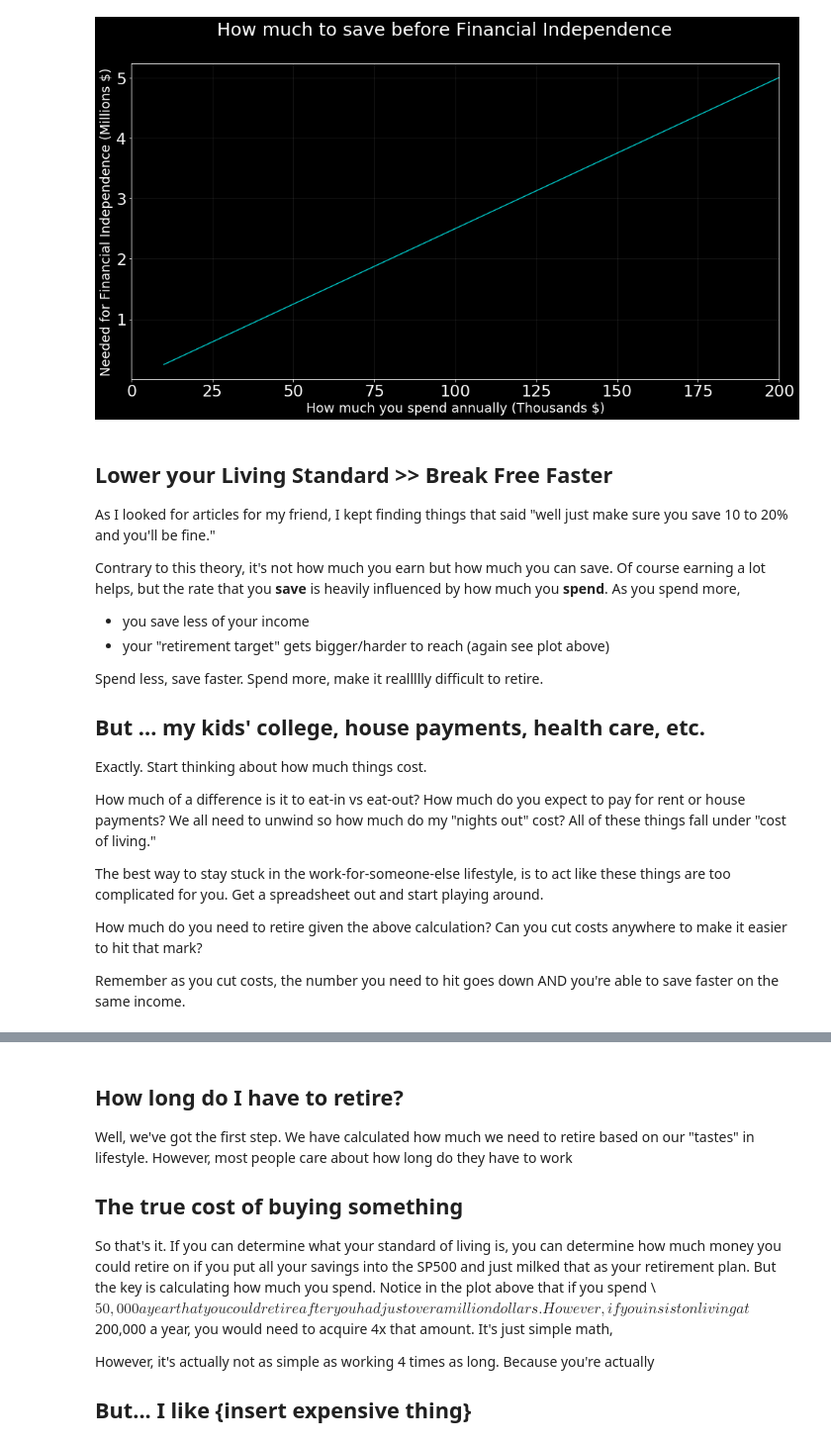
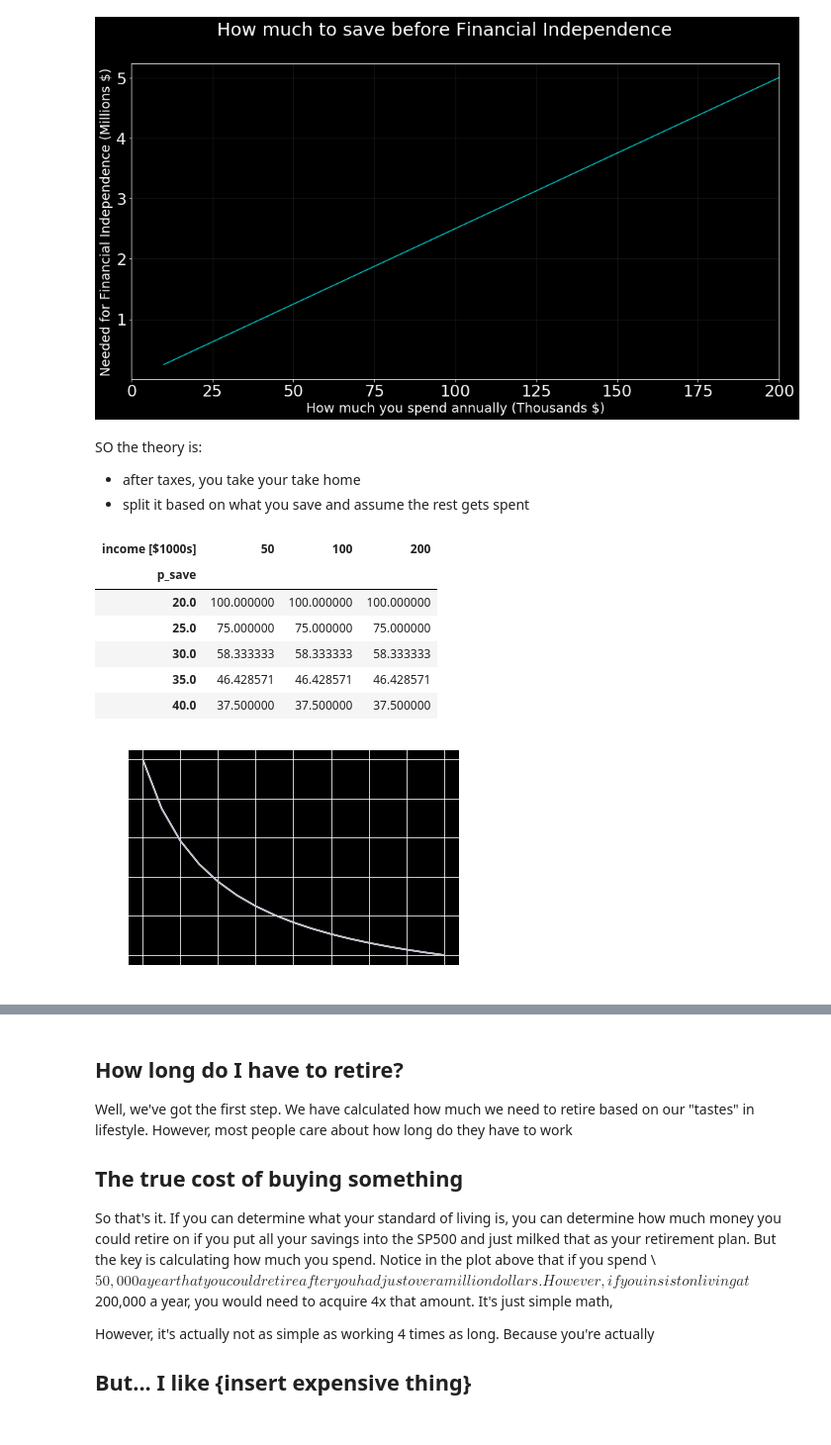
Before and after one commit to seanczak/torch_series_blog, a Jupyter notebook: nbs/03b_how_long_til_retire.ipynb, the cells around one changed output, grey strips where cells are left out. Shown at 99% size. Saved outputs shown, nothing was run; the diff lists cells and outputs as text; code cells hidden in the pictures.

```diff
--- a/nbs/03b_how_long_til_retire.ipynb
+++ b/nbs/03b_how_long_til_retire.ipynb
@@ -67,25 +20,38 @@ plt.xlim(0,upper_lim); plt.suptitle('How much to save before Financial Independe
 plt.show()
 # %% [output]
 [figure]
-# %% [markdown]
-## Lower your Living Standard >> Break Free Faster
-
-As I looked for articles for my friend, I kept finding things that said "well just make sure you save 10 to 20% and you'll be fine."
-
-Contrary to this theory, it's not how much you earn but how much you can save.  Of course earning a lot helps, but the rate that you **save** is heavily influenced by how much you **spend**. As you spend more,
-- you save less of your income
-- your "retirement target" gets bigger/harder to reach (again see plot above)
-
-Spend less, save faster. Spend more, make it reallllly difficult to retire.
-
-## But ... my kids' college, house payments, health care, etc.
-
-Exactly. Start thinking about how much things cost.
-
-How much of a difference is it to eat-in vs eat-out? How much do you expect to pay for rent or house payments? We all need to unwind so how much do my "nights out" cost? All of these things fall under "cost of living."
-
-The best way to stay stuck in the work-for-someone-else lifestyle, is to act like these things are too complicated for you.  Get a spreadsheet out and start playing around.
-
-How much do you need to retire given the above calculation?  Can you cut costs anywhere to make it easier to hit that mark?
-
-Remember as you cut costs, the number you need to hit goes down AND you're able to save faster on the same income.
+# %% [markdown]
+SO the theory is:
+- after taxes, you take your take home
+- split it based on what you save and assume the rest gets spent
+# %%
+incomes = np.array([50,100,200])
+p_save = np.linspace(0.2,1,17)
+times = {}
+comptimes = {}
+
+for income in incomes:
+    # how much you save and spend
+    annual_save  = income * p_save
+    annual_spend = income - annual_save
+    # need this to retire
+    target = 25 * annual_spend
+    # how long to acquire that
+    t_retire = target / annual_save
+    times[income] = t_retire
+    # t_retire_compounding =
+    plt.plot(p_save * 100, t_retire)
+
+times = pd.DataFrame(times, index = p_save * 100)
+times.index.name = 'p_save'
+times.columns.name = 'income [$1000s]'
+times.head()
+# %% [output]
+| income [$1000s] | 50 | 100 | 200 |
+| p_save |  |  |  |
+| 20.0 | 100.000000 | 100.000000 | 100.000000 |
+| 25.0 | 75.000000 | 75.000000 | 75.000000 |
+| 30.0 | 58.333333 | 58.333333 | 58.333333 |
+| 35.0 | 46.428571 | 46.428571 | 46.428571 |
+| 40.0 | 37.500000 | 37.500000 | 37.500000 |
+[figure, added]
```
Also changed, not shown: parts of 8 cells of this notebook, 2 other files.
